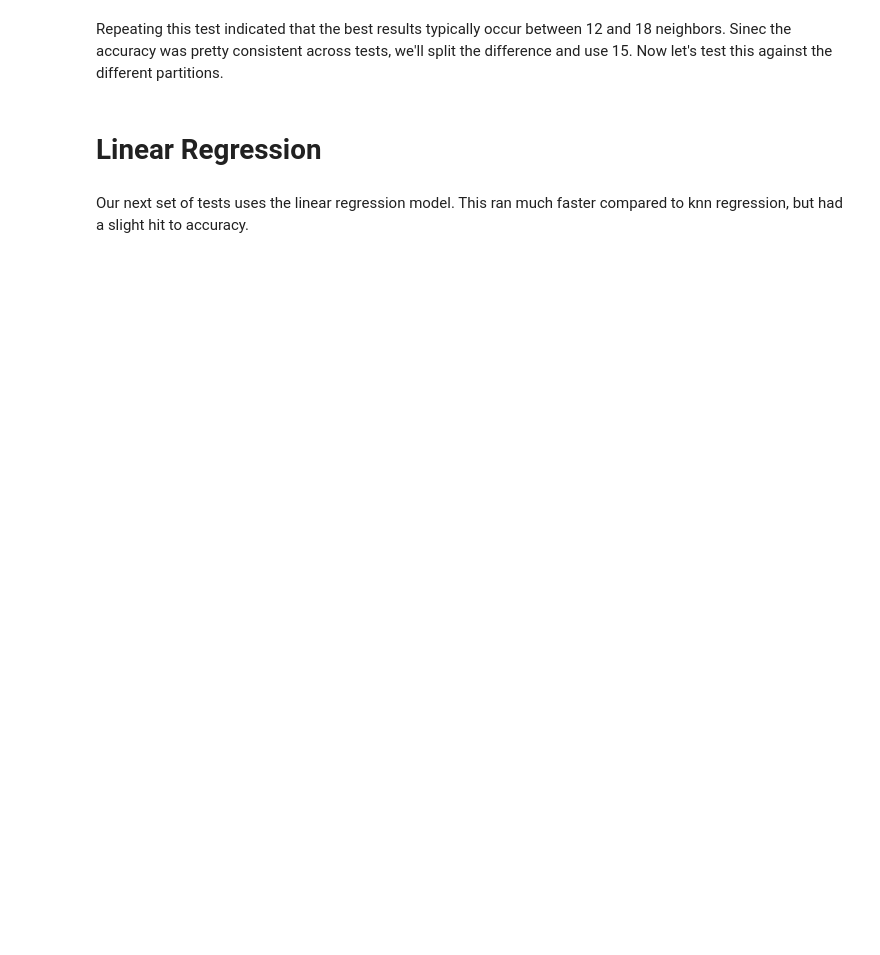
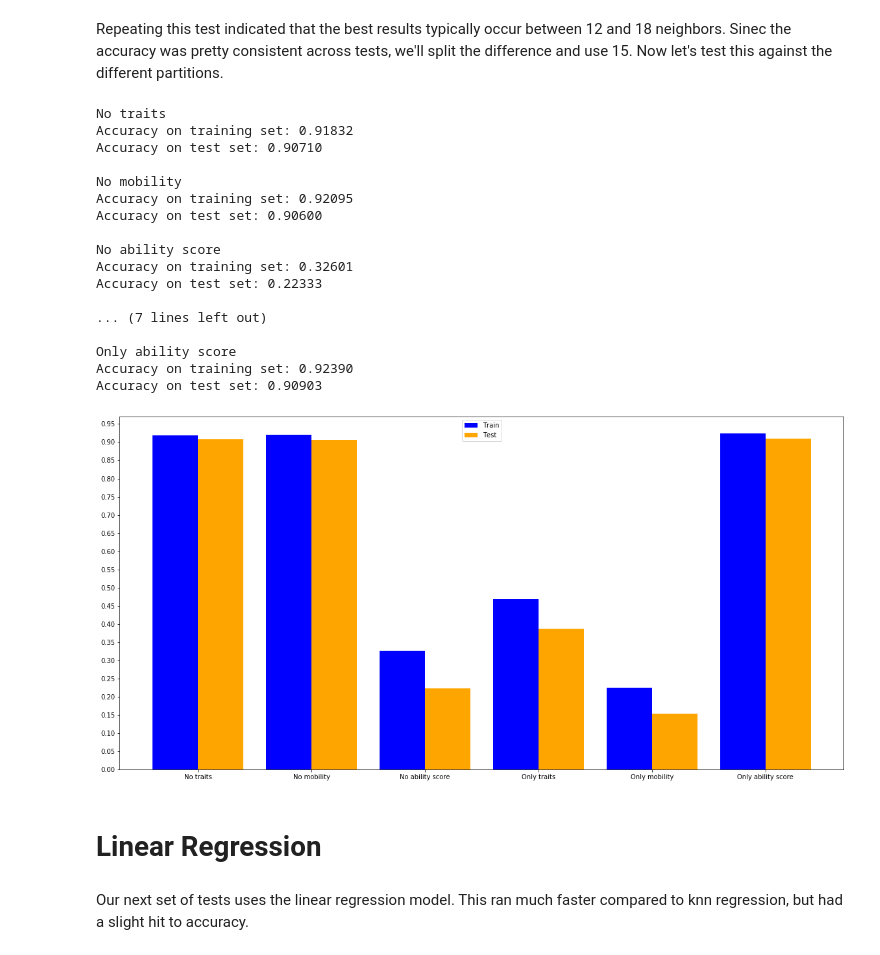
Before and after one commit to josiahhsu/csci_351_project, a Jupyter notebook: DnD_Project.ipynb, the cells around one changed output. Saved outputs shown, nothing was run; the diff lists cells and outputs as text; code cells hidden in the pictures; blank space fills up the shorter version.

```diff
--- a/DnD_Project.ipynb
+++ b/DnD_Project.ipynb
@@ -91,3 +115,27 @@ def test_model_mod(model, names, X, y, trials):
+# %%
+def test_model_mod(model, names, X, y, trials):
+    for i in range(len(names)):
+        print(names[i])
+        print_test_model(model, X[i], y, 100)
+
+def graph_model_mod(model, names, X, y, trials):
+    acc_test = []
+    acc_train = []
+    for i in range(len(names)):
+        train, test = test_model(model, X[i], y, trials)
+        print(names[i])
+        print("Accuracy on training set: {:.5f}".format(train))
+        print("Accuracy on test set: {:.5f}\n".format(test))
+        acc_test.append(test)
+        acc_train.append(train)
+    index = np.arange(len(names))
+    plt.figure(figsize=(20, 10))
+    plt.bar(index - .2, acc_train, color = 'blue', width=.4, label="Train")
+    plt.bar(index+ .2, acc_test, color = 'orange', width=.4, label="Test")
+    plt.xticks(index, names)
+    plt.yticks([i*.05 for i in range(20)])
+    plt.legend()
+    plt.show()
 # %% [markdown]
 Lastly, we created a function to determine which targets the model missed. Instead of running multiple trials, these functions run a model just once. The most notable feature here is the margin of error checker, which gives a nice picture of how far off the model was on average.
 # %%
@@ -175,7 +285,27 @@ print("Best test mean: {}".format(test_mean))
 Repeating this test indicated that the best results typically occur between 12 and 18 neighbors. Sinec the accuracy was pretty consistent across tests, we'll split the difference and use 15. Now let's test this against the different partitions.
 # %%
 knn_reg = KNeighborsRegressor(15)
-test_model_mod(knn_reg, names, X_mod, y_shift, 100)
+graph_model_mod(knn_reg, names, X_mod, y_shift, 100)
+# test_model_mod(knn_reg, names, X_mod, y_shift, 100)
+# %% [output]
+No traits
+Accuracy on training set: 0.91832
+Accuracy on test set: 0.90710
+
+No mobility
+Accuracy on training set: 0.92095
+Accuracy on test set: 0.90600
+
+No ability score
+Accuracy on training set: 0.32601
+Accuracy on test set: 0.22333
+
+... (7 lines left out)
+
+Only ability score
+Accuracy on training set: 0.92390
+Accuracy on test set: 0.90903
+[figure, added]
 # %% [markdown]
 # Linear Regression
 # %% [markdown]
```
Also changed, not shown: parts of 17 cells of this notebook.
